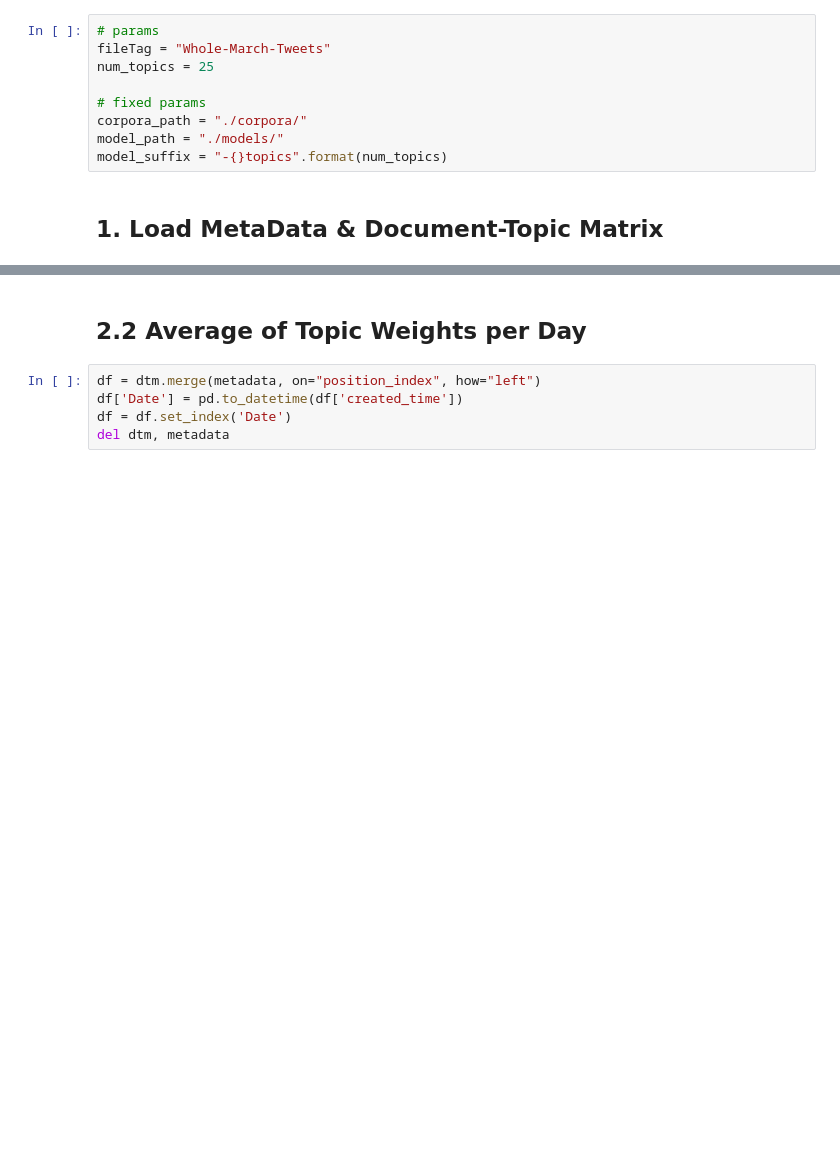
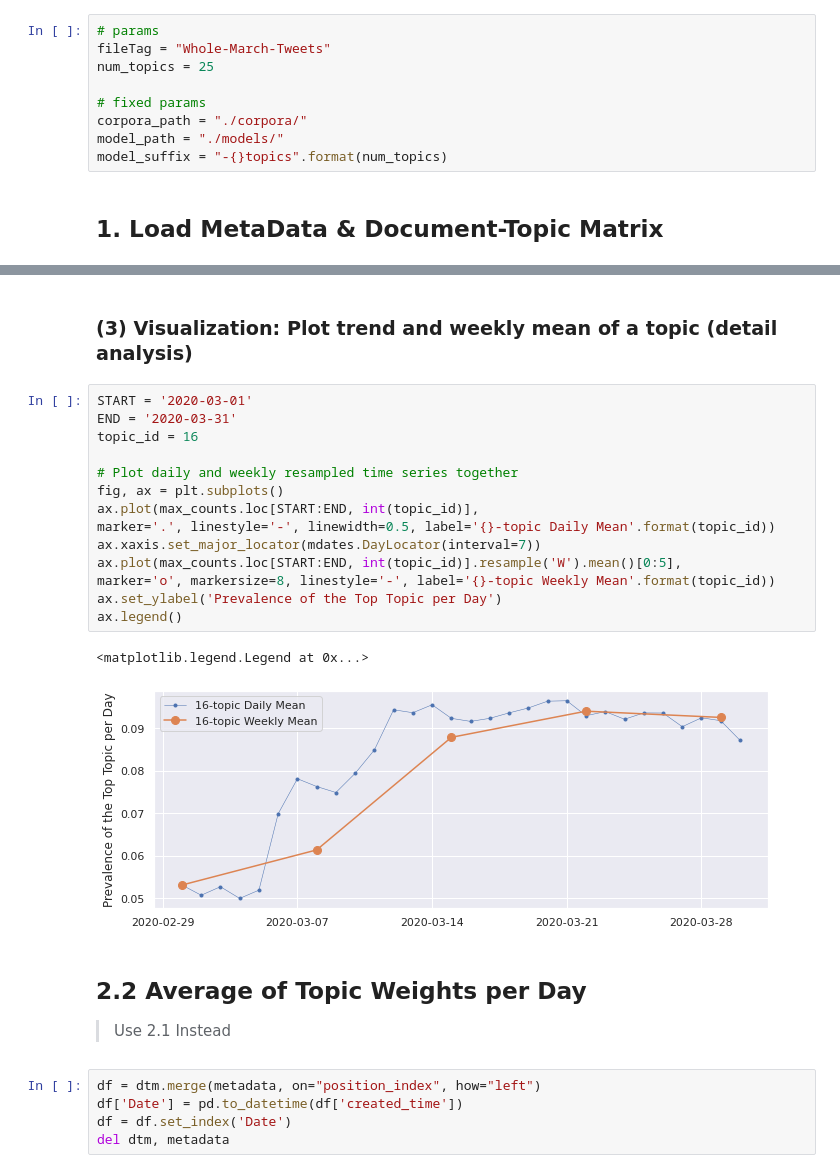
Before and after one commit to ponshane/covid19-tweets-topic-analysis, a Jupyter notebook: exploring-nmf-topics.ipynb, the cells around one changed output, grey strips where cells are left out. Saved outputs shown, nothing was run; the diff lists cells and outputs as text; blank space fills up the shorter version.

```diff
--- a/exploring-nmf-topics.ipynb
+++ b/exploring-nmf-topics.ipynb
@@ -90,5 +90,25 @@ for topic_id in ['0', '5', '6', '12', '15', '20', '23']:
+# %% [markdown]
+### (3) Visualization: Plot trend and weekly mean of a topic (detail analysis)
+# %%
+START = '2020-03-01'
+END = '2020-03-31'
+topic_id = 16
+
+# Plot daily and weekly resampled time series together
+fig, ax = plt.subplots()
+ax.plot(max_counts.loc[START:END, int(topic_id)],
+marker='.', linestyle='-', linewidth=0.5, label='{}-topic Daily Mean'.format(topic_id))
+ax.xaxis.set_major_locator(mdates.DayLocator(interval=7))
+ax.plot(max_counts.loc[START:END, int(topic_id)].resample('W').mean()[0:5],
+marker='o', markersize=8, linestyle='-', label='{}-topic Weekly Mean'.format(topic_id))
+ax.set_ylabel('Prevalence of the Top Topic per Day')
+ax.legend()
+# %% [output]
+<matplotlib.legend.Legend at 0x...>
+[figure, added]
 # %% [markdown]
 ## 2.2 Average of Topic Weights per Day
+> Use 2.1 Instead
 # %%
 df = dtm.merge(metadata, on="position_index", how="left")
 df['Date'] = pd.to_datetime(df['created_time'])
```
Also changed, not shown: parts of 7 cells of this notebook.
